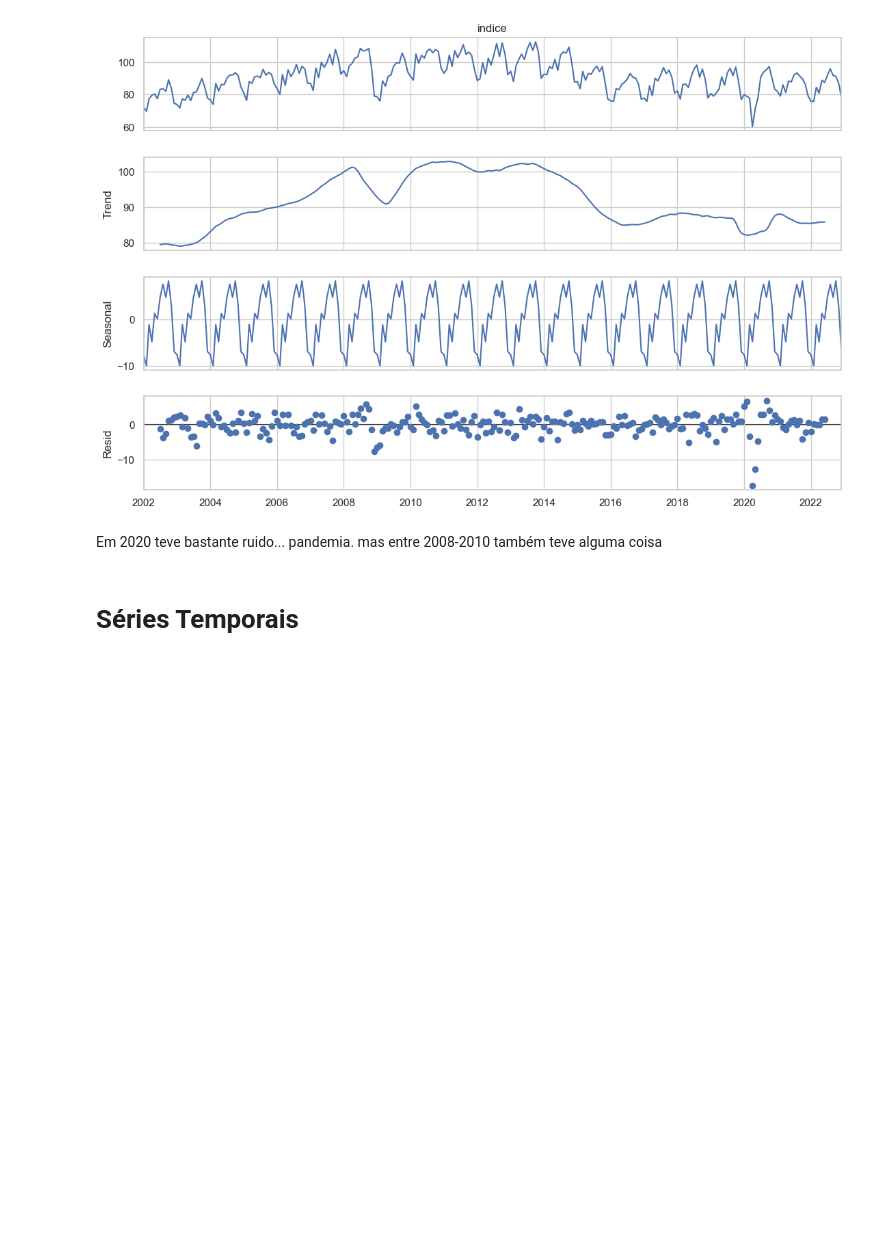
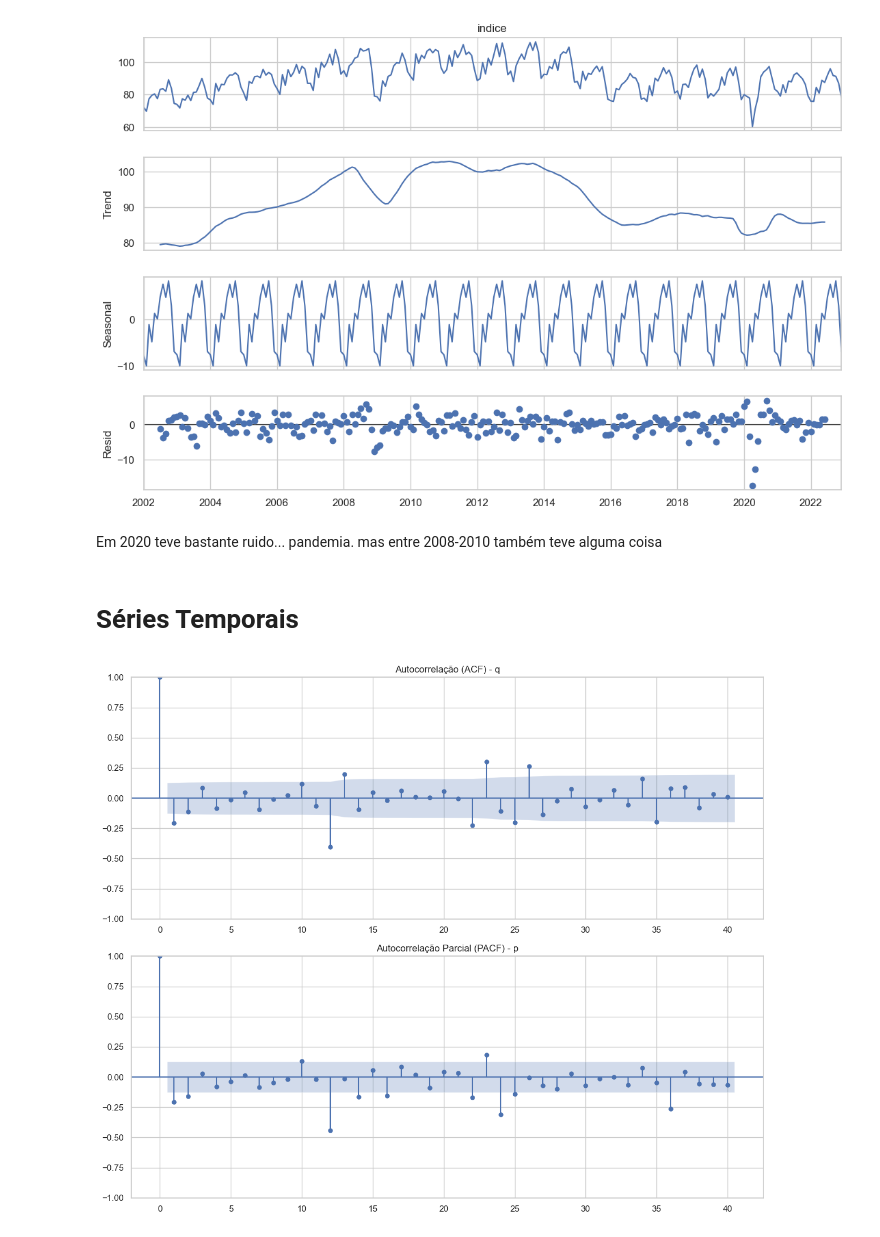
Before and after one commit to MarianaMayumeCaniza/PROJETOAPLICADO4_2026.01, a Jupyter notebook: Desenvolvimento/DesenvolvimentodoProjeto.ipynb, the cells around one changed output. Drawn from its saved outputs; the diff is of its cells as text; code cells hidden in the pictures; blank space fills up the shorter version.

Commit message:
Series temporais desenvolvimento

```diff
--- a/Desenvolvimento/DesenvolvimentodoProjeto.ipynb
+++ b/Desenvolvimento/DesenvolvimentodoProjeto.ipynb
@@ -678,3 +678,23 @@ Em 2020 teve bastante ruido... pandemia. mas entre 2008-2010 também teve alguma
 #COLETA DOS DADOS
 # %% [markdown]
 # Séries Temporais
+# %%
+import matplotlib.pyplot as plt
+from statsmodels.graphics.tsaplots import plot_acf, plot_pacf
+
+# Usando a série que você já limpou (Log + Diff + Diff12)
+# Lembre-se: usamos a serie_para_modelo (sem NaNs)
+fig, (ax1, ax2) = plt.subplots(2, 1, figsize=(12, 10))
+
+# ACF: Ajuda a identificar o termo de Média Móvel (q)
+plot_acf(serie_para_modelo, lags=40, ax=ax1)
+ax1.set_title('Autocorrelação (ACF) - q')
+
+# PACF: Ajuda a identificar o termo de Autorregressão (p)
+plot_pacf(serie_para_modelo, lags=40, ax=ax2)
+ax2.set_title('Autocorrelação Parcial (PACF) - p')
+
+plt.tight_layout()
+plt.show()
+# %% [output]
+[figure, added]
```
Also changed, not shown: parts of 3 cells of this notebook.
